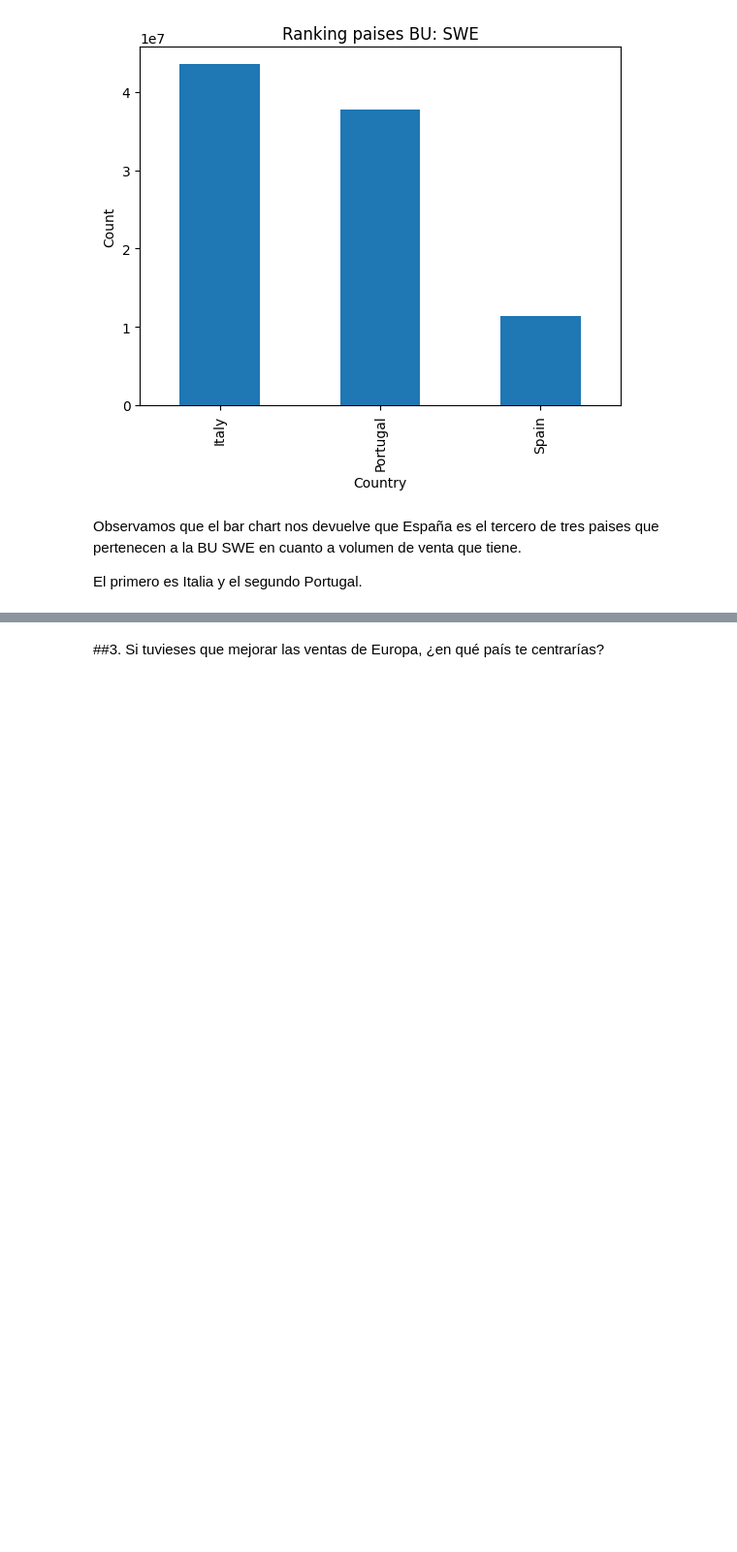
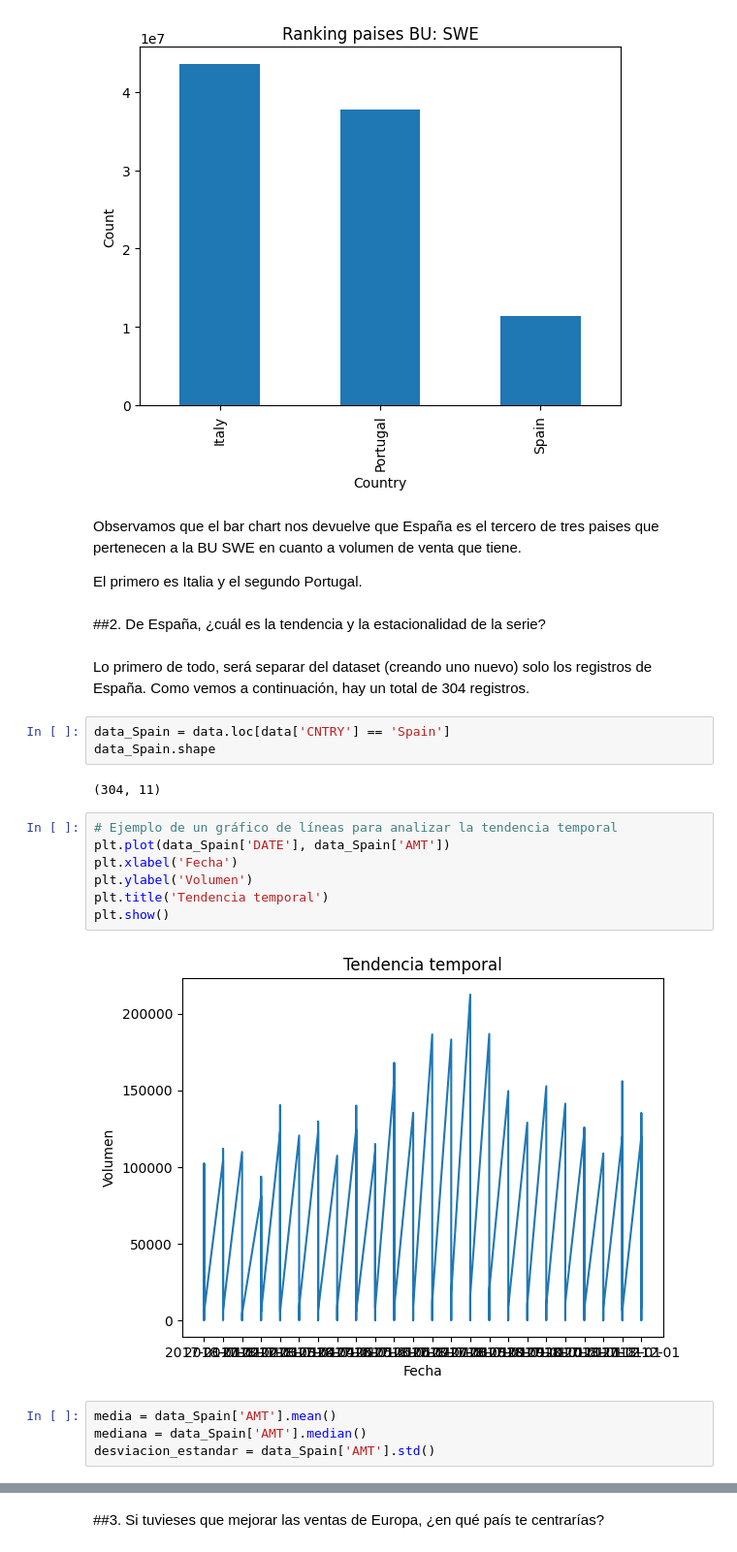
Before and after one commit to Ana-AlonsoCanizares/Visualizacion_datos, a Jupyter notebook: Pr1_VisualizacionDatos_AnaAlonso.ipynb, the cells around one changed output, grey strips where cells are left out. Shown at 97% size. Cells and saved outputs as stored; diff of their text form; blank space fills up the shorter version.

```diff
--- a/Pr1_VisualizacionDatos_AnaAlonso.ipynb
+++ b/Pr1_VisualizacionDatos_AnaAlonso.ipynb
@@ -257,3 +258,25 @@ plt.show()
 Observamos que el bar chart nos devuelve que España es el tercero de tres paises que pertenecen a la BU SWE en cuanto a volumen de venta que tiene.
 
 El primero es Italia y el segundo Portugal.
+# %% [markdown]
+##2. De España, ¿cuál es la tendencia y la estacionalidad de la serie?
+# %% [markdown]
+Lo primero de todo, será separar del dataset (creando uno nuevo) solo los registros de España. Como vemos a continuación, hay un total de 304 registros.
+# %%
+data_Spain = data.loc[data['CNTRY'] == 'Spain']
+data_Spain.shape
+# %% [output]
+(304, 11)
+# %%
+# Ejemplo de un gráfico de líneas para analizar la tendencia temporal
+plt.plot(data_Spain['DATE'], data_Spain['AMT'])
+plt.xlabel('Fecha')
+plt.ylabel('Volumen')
+plt.title('Tendencia temporal')
+plt.show()
+# %% [output]
+[figure, added]
+# %%
+media = data_Spain['AMT'].mean()
+mediana = data_Spain['AMT'].median()
+desviacion_estandar = data_Spain['AMT'].std()
```
Also changed, not shown: parts of 18 cells of this notebook.
